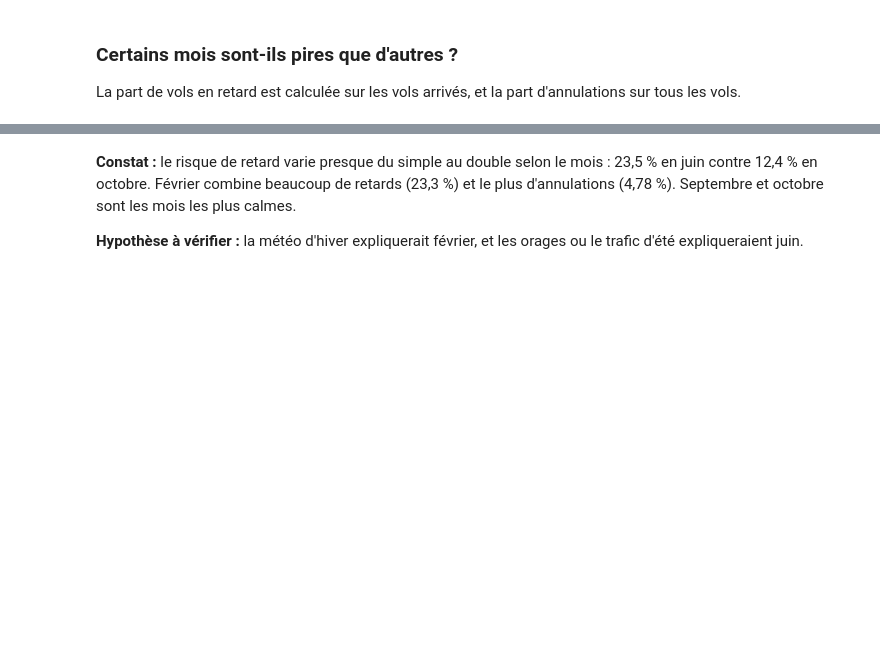
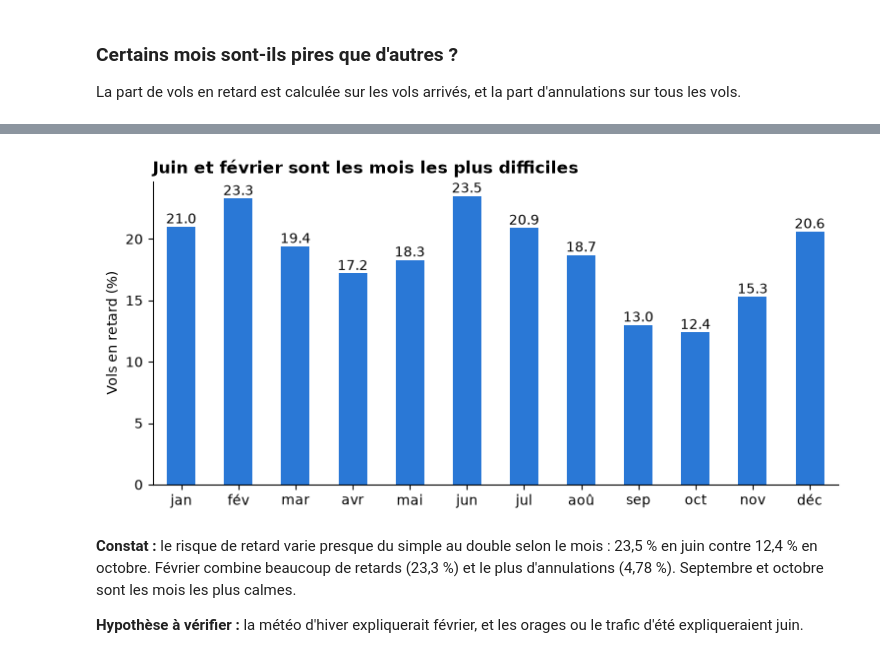
Before and after one commit to rovenmelloul/dazzle-dash, a Jupyter notebook: notebooks/eda_flights.ipynb, the cells around one changed output, grey strips where cells are left out. Saved outputs shown, nothing was run; the diff lists cells and outputs as text; code cells hidden in the pictures; blank space fills up the shorter version.

Commit message:
Add charts and saved outputs to EDA notebook
Co-Authored-By: Claude Opus 5.5 <noreply@anthropic.com>

```diff
--- a/notebooks/eda_flights.ipynb
+++ b/notebooks/eda_flights.ipynb
@@ -9,6 +9,25 @@ flights = pd.read_csv("../data/raw/flights.csv", low_memory=False)
 len(flights)
 # %% [output]
 5819079
+# %%
+import matplotlib.pyplot as plt
+
+BLEU = "#2a78d6"
+COULEURS_CAUSES = {
+    "Avion arrivé en retard": "#2a78d6",
+    "Compagnie": "#eb6834",
+    "Système aérien": "#1baf7a",
+    "Météo extrême": "#eda100",
+    "Sûreté": "#e87ba4",
+}
+
+plt.rcParams.update({
+    "figure.figsize": (9, 4),
+    "axes.spines.top": False,
+    "axes.spines.right": False,
+    "axes.titleweight": "bold",
+    "axes.titlelocation": "left",
+})
 # %% [markdown]
 ## 1. Nettoyage
 
@@ -288,3 +452,13 @@ par_mois
+# %%
+mois_courts = ["jan", "fév", "mar", "avr", "mai", "jun", "jul", "aoû", "sep", "oct", "nov", "déc"]
+
+ax = par_mois.set_axis(mois_courts)["pct_en_retard"].plot.bar(color=BLEU, rot=0)
+ax.bar_label(ax.containers[0], fmt="%.1f")
+ax.set_title("Juin et février sont les mois les plus difficiles")
+ax.set_ylabel("Vols en retard (%)")
+plt.show()
+# %% [output]
+[figure, added]
 # %% [markdown]
 **Constat :** le risque de retard varie presque du simple au double selon le mois : 23,5 % en juin contre 12,4 % en octobre. Février combine beaucoup de retards (23,3 %) et le plus d'annulations (4,78 %). Septembre et octobre sont les mois les plus calmes.
 
```
Also changed, not shown: parts of 39 cells of this notebook, 3 other files.
